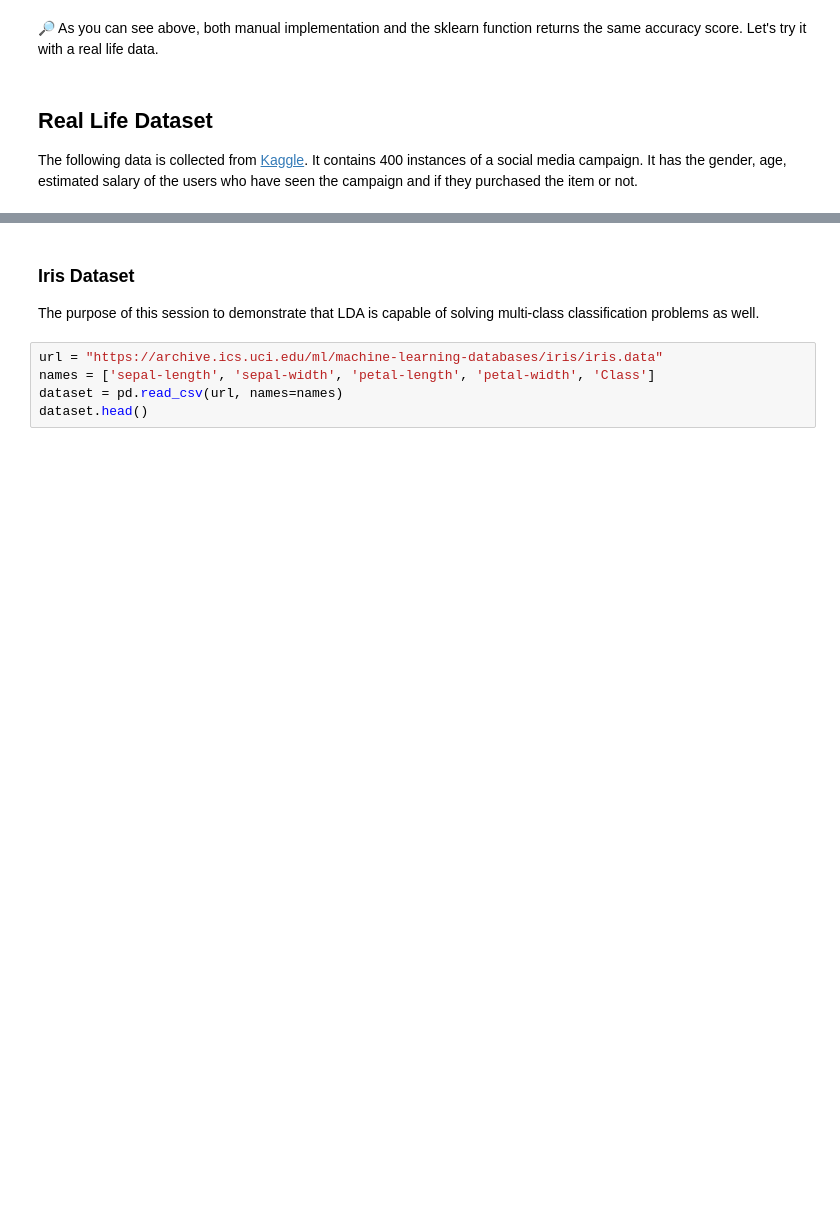
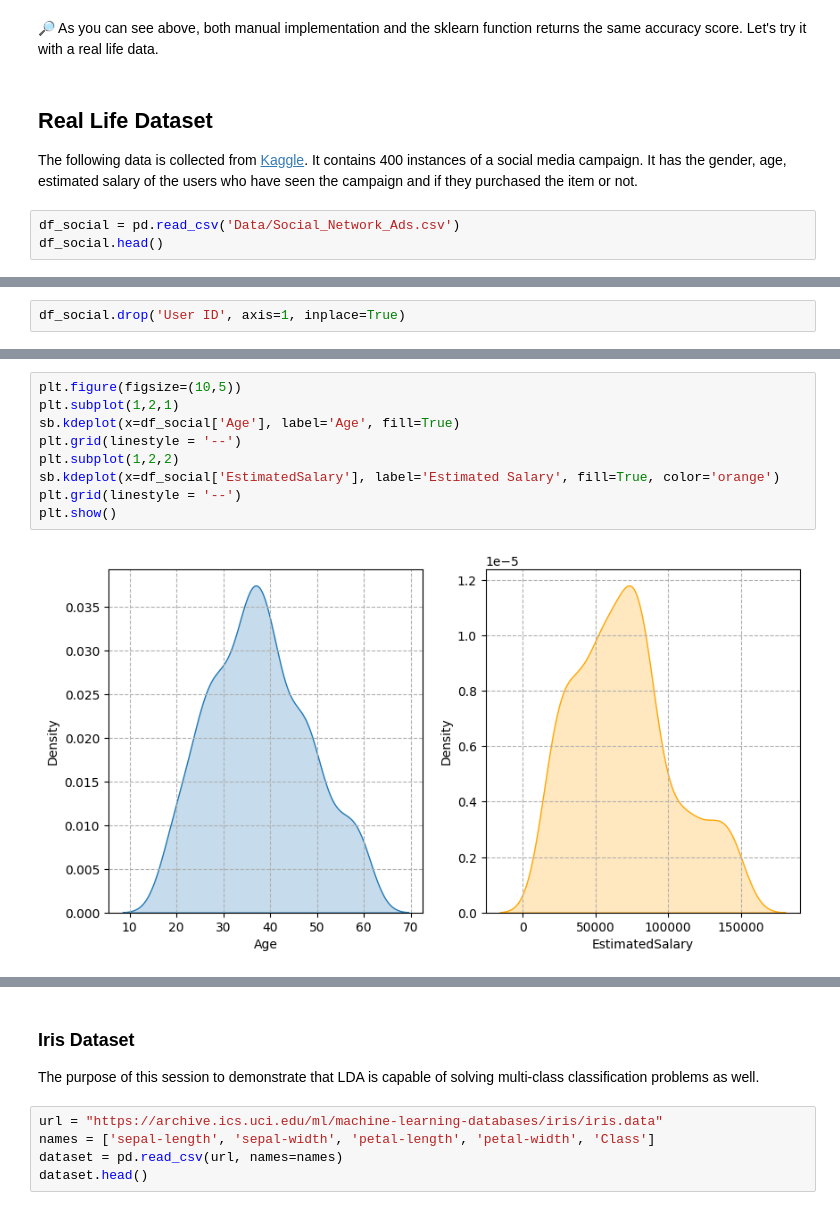
Before and after one commit to muscak/Master-Machine-Learning-Algorithms, a Jupyter notebook: Linear-Algorithms/LDA/LDA.ipynb, the cells around one changed output, grey strips where cells are left out. Cells and saved outputs as stored; diff of their text form; blank space fills up the shorter version.

```diff
--- a/Linear-Algorithms/LDA/LDA.ipynb
+++ b/Linear-Algorithms/LDA/LDA.ipynb
@@ -201,3 +185,6 @@ array([[0.79128493]])
 ## Real Life Dataset<a id='realdata'></a>
 
 The following data is collected from [Kaggle](https://www.kaggle.com/datasets/dragonheir/logistic-regression). It contains 400 instances of a social media campaign. It has the gender, age, estimated salary of the users who have seen the campaign and if they purchased the item or not.
+# %%
+df_social = pd.read_csv('Data/Social_Network_Ads.csv')
+df_social.head()
@@ -203,0 +200,2 @@ The following data is collected from [Kaggle](https://www.kaggle.com/datasets/dr
+# %%
+df_social.drop('User ID', axis=1, inplace=True)
@@ -203,0 +217,11 @@ The following data is collected from [Kaggle](https://www.kaggle.com/datasets/dr
+# %%
+plt.figure(figsize=(10,5))
+plt.subplot(1,2,1)
+sb.kdeplot(x=df_social['Age'], label='Age', fill=True)
+plt.grid(linestyle = '--')
+plt.subplot(1,2,2)
+sb.kdeplot(x=df_social['EstimatedSalary'], label='Estimated Salary', fill=True, color='orange')
+plt.grid(linestyle = '--')
+plt.show()
+# %% [output]
+[figure, added]
```
Also changed, not shown: parts of 27 cells of this notebook.
